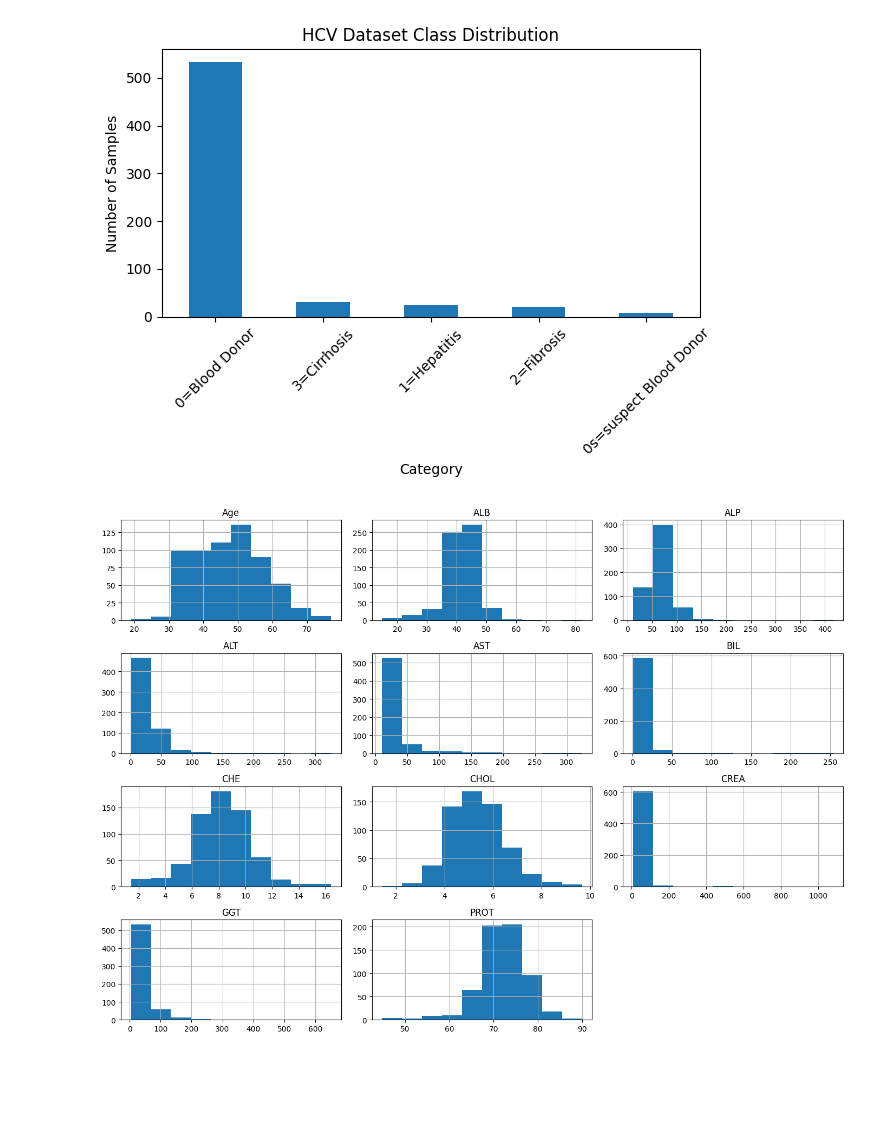
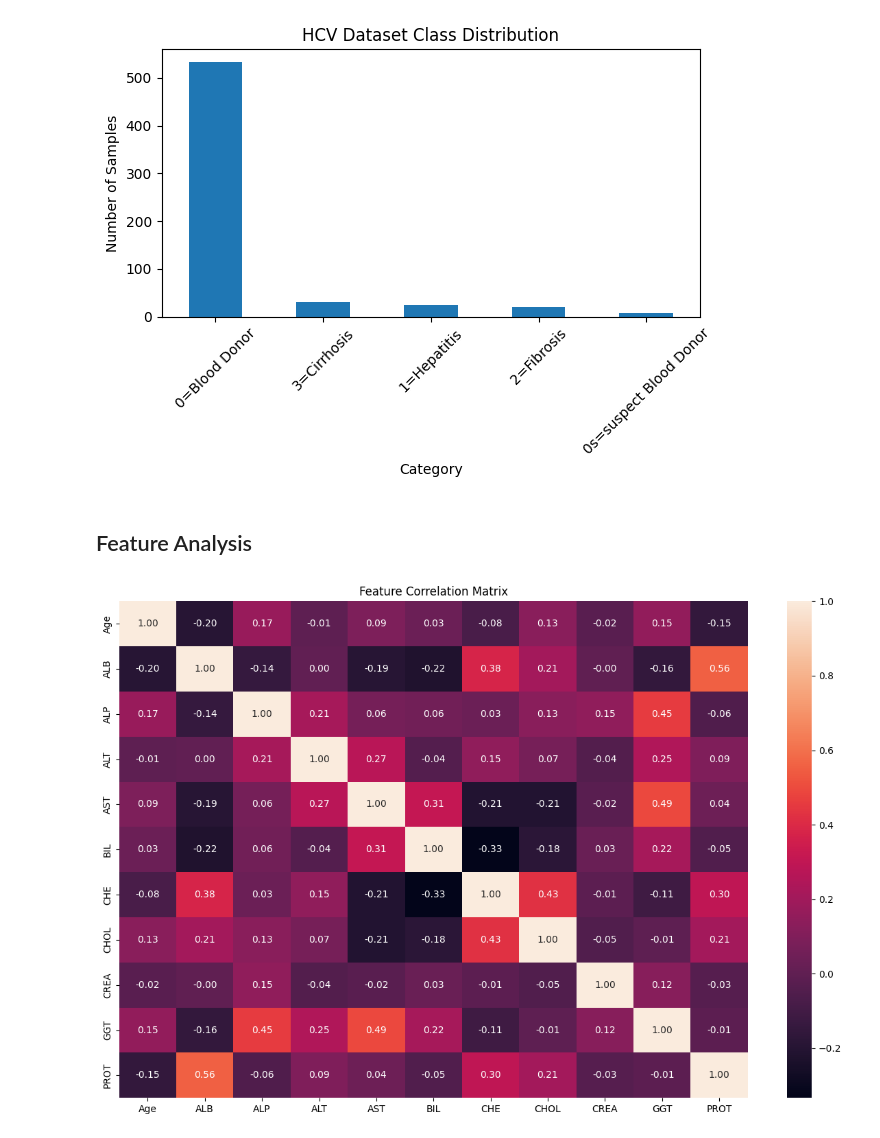
Before and after one commit to sofiya132/Quantara, a Jupyter notebook: notebooks/01_data_analysis.ipynb, the cells around one changed output. Drawn from its saved outputs; the diff is of its cells as text; code cells hidden in the pictures; blank space fills up the shorter version.

Commit message:
feat: add feature analysis and ranking

```diff
--- a/notebooks/01_data_analysis.ipynb
+++ b/notebooks/01_data_analysis.ipynb
@@ -151,15 +163,18 @@ plt.tight_layout()
 plt.show()
 # %% [output]
 [figure]
-# %%
-numerical_features = [
-    "Age", "ALB", "ALP", "ALT", "AST",
-    "BIL", "CHE", "CHOL", "CREA", "GGT", "PROT"
-]
-
-df[numerical_features].hist(figsize=(14, 10))
-
-plt.tight_layout()
-plt.show()
-# %% [output]
-[figure, removed]
+# %% [markdown]
+## Feature Analysis
+# %%
+import seaborn as sns
+import matplotlib.pyplot as plt
+
+correlation = df[numerical_features].corr()
+
+plt.figure(figsize=(12, 8))
+sns.heatmap(correlation, annot=True, fmt=".2f")
+plt.title("Feature Correlation Matrix")
+plt.tight_layout()
+plt.show()
+# %% [output]
+[figure, added]
```
Also changed, not shown: parts of 20 cells of this notebook, 1 other file.
